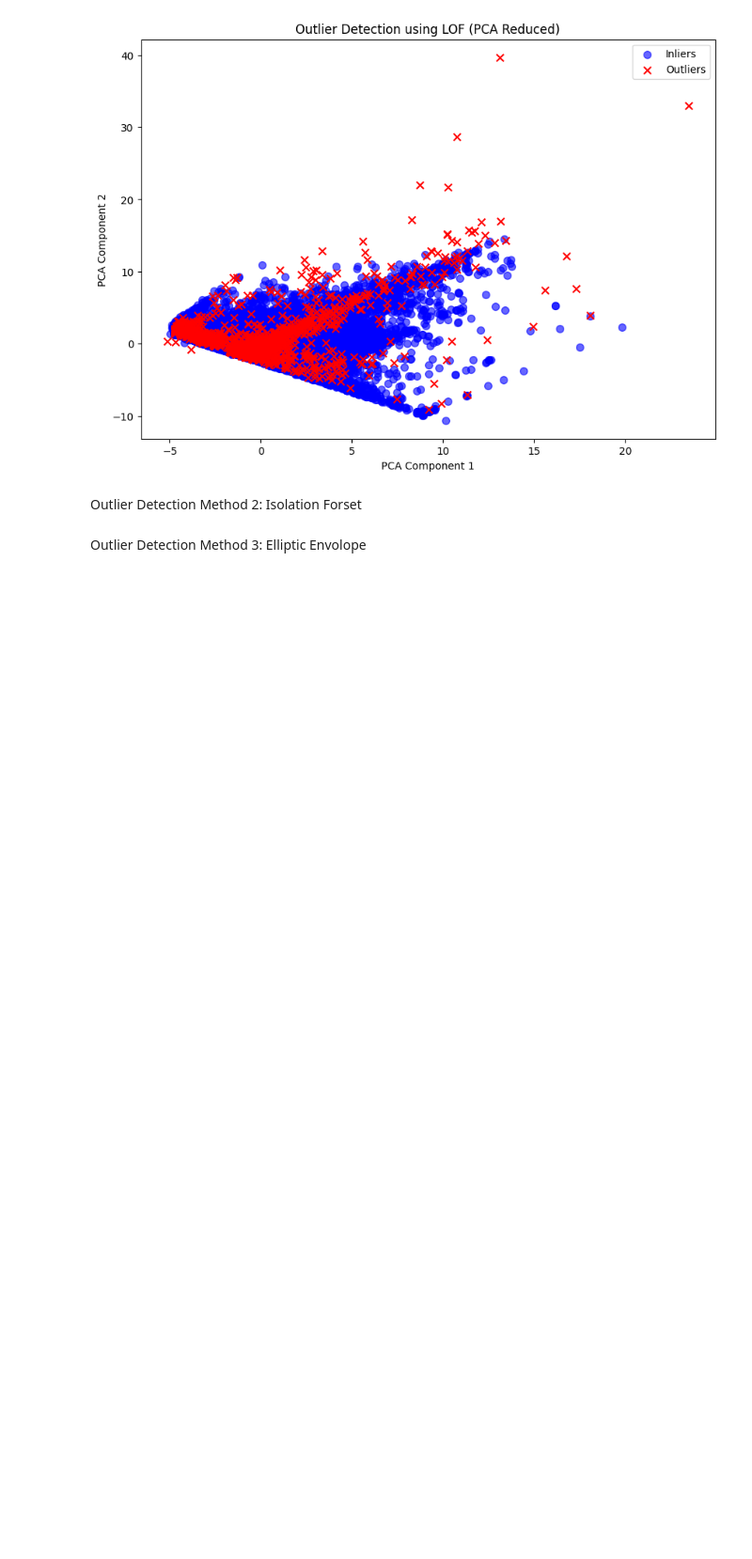
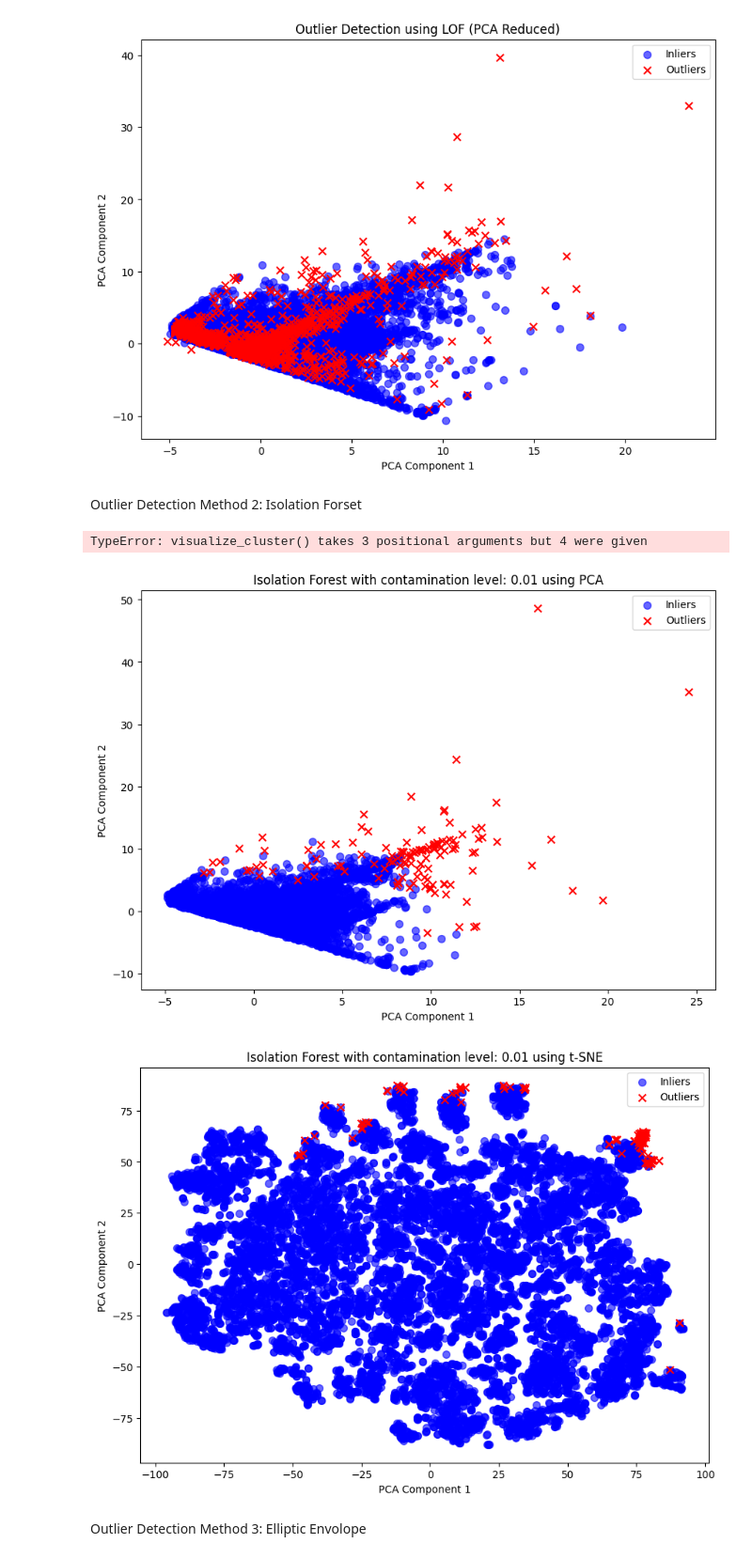
Before and after one commit to Preacho/Credit-Card-Default-Predicition, a Jupyter notebook: Final_Project_Delivery.ipynb, the cells around one changed output. Shown at 94% size. Drawn from its saved outputs; the diff is of its cells as text; code cells hidden in the pictures; blank space fills up the shorter version.

```diff
--- a/Final_Project_Delivery.ipynb
+++ b/Final_Project_Delivery.ipynb
@@ -475,6 +496,50 @@ Number of inliers: 44271
 [figure]
 # %% [markdown]
 Outlier Detection Method 2: Isolation Forset
+# %%
+# I read https://www.geeksforgeeks.org/machine-learning/anomaly-detection-using-isolation-forest/ for help
+X = data.drop(['default.payment.next.month', 'ID'], axis=1)
+y = data['default.payment.next.month']
+
+X_train, X_test, y_train, y_test = train_test_split(X, y, test_size=0.3, random_state=42)
+contaminations = {0.01, 0.05, 0.1, 0.125, 0.15, 0.2}
+
+chart_X_test = PCA(2).fit_transform(X_test)
+tsne_X_test = TSNE(2).fit_transform(X_test)
+
+for contamination in contaminations:
+    clf = IsolationForest(contamination=contamination)
+    clf.fit(X_train)
+
+    y_pred_train = clf.predict(X_train)
+    y_pred_test = clf.predict(X_test)
+
+
+    title = f"Isolation Forest with contamination level: {contamination} using PCA"
+    visualize_cluster(chart_X_test[:, 0], chart_X_test[:, 1], y_pred_test, title)
+    title_tsne = f"Isolation Forest with contamination level: {contamination} using t-SNE"
+    visualize_cluster(tsne_X_test[:, 0], tsne_X_test[:, 1], y_pred_test, title_tsne)
+# %% [output]
+TypeError: visualize_cluster() takes 3 positional arguments but 4 were given
+# %%
+# 0.01 looked the best
+contamination = 0.01
+clf = IsolationForest(contamination=contamination)
+clf.fit(X_train)
+
+y_pred_train = clf.predict(X_train)
+y_pred_test = clf.predict(X_test)
+
+title = f"Isolation Forest with contamination level: {contamination} using PCA"
+X_test_pca = PCA(2).fit_transform(X_test)
+visualize_outliers(X_test_pca, y_pred_test, title)
+
+title_tsne = f"Isolation Forest with contamination level: {contamination} using t-SNE"
+X_test_tsne = TSNE(2).fit_transform(X_test)
+visualize_outliers(X_test_tsne, y_pred_test, title_tsne)
+# %% [output]
+[figure, added]
+[figure, added]
 # %% [markdown]
 Outlier Detection Method 3: Elliptic Envolope
 # %%
```
Also changed, not shown: parts of 12 cells of this notebook.
